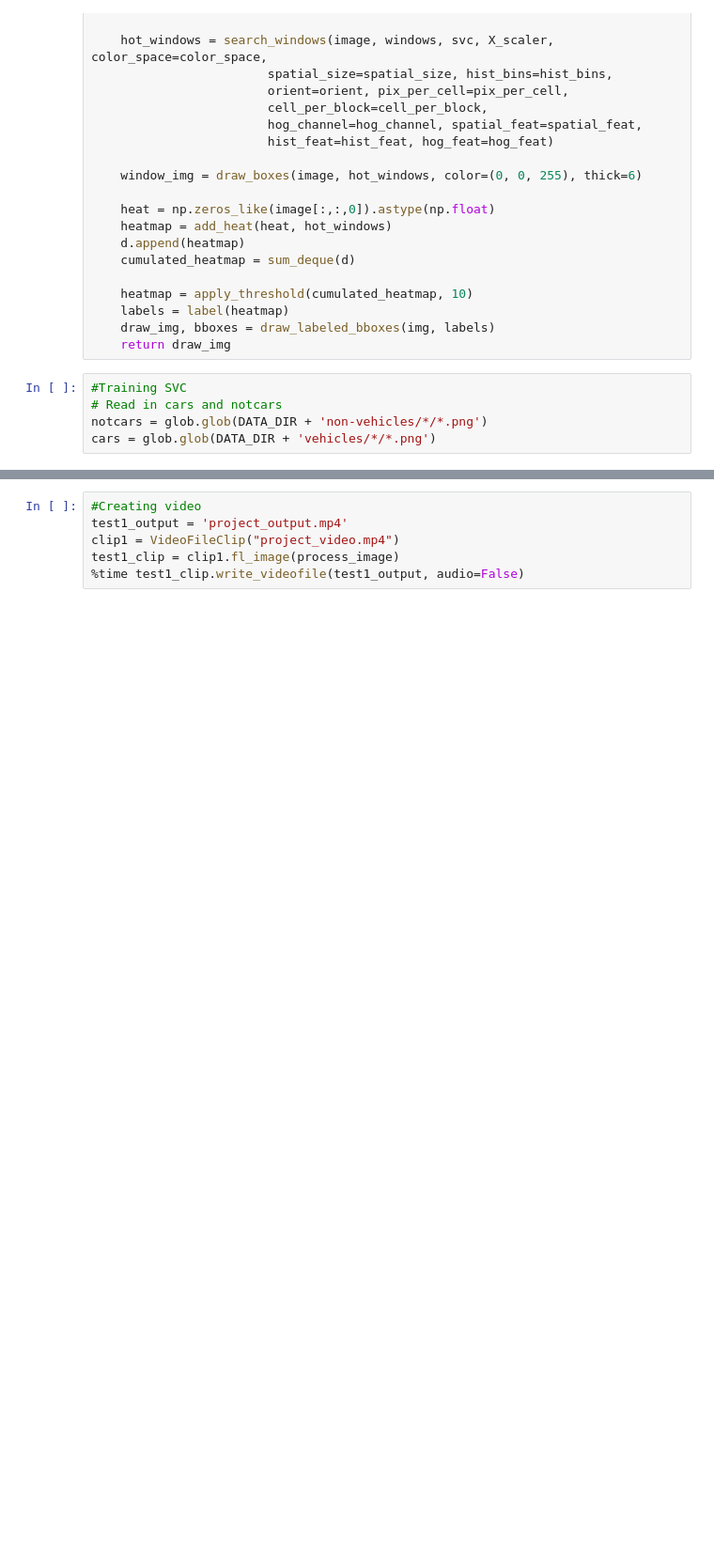
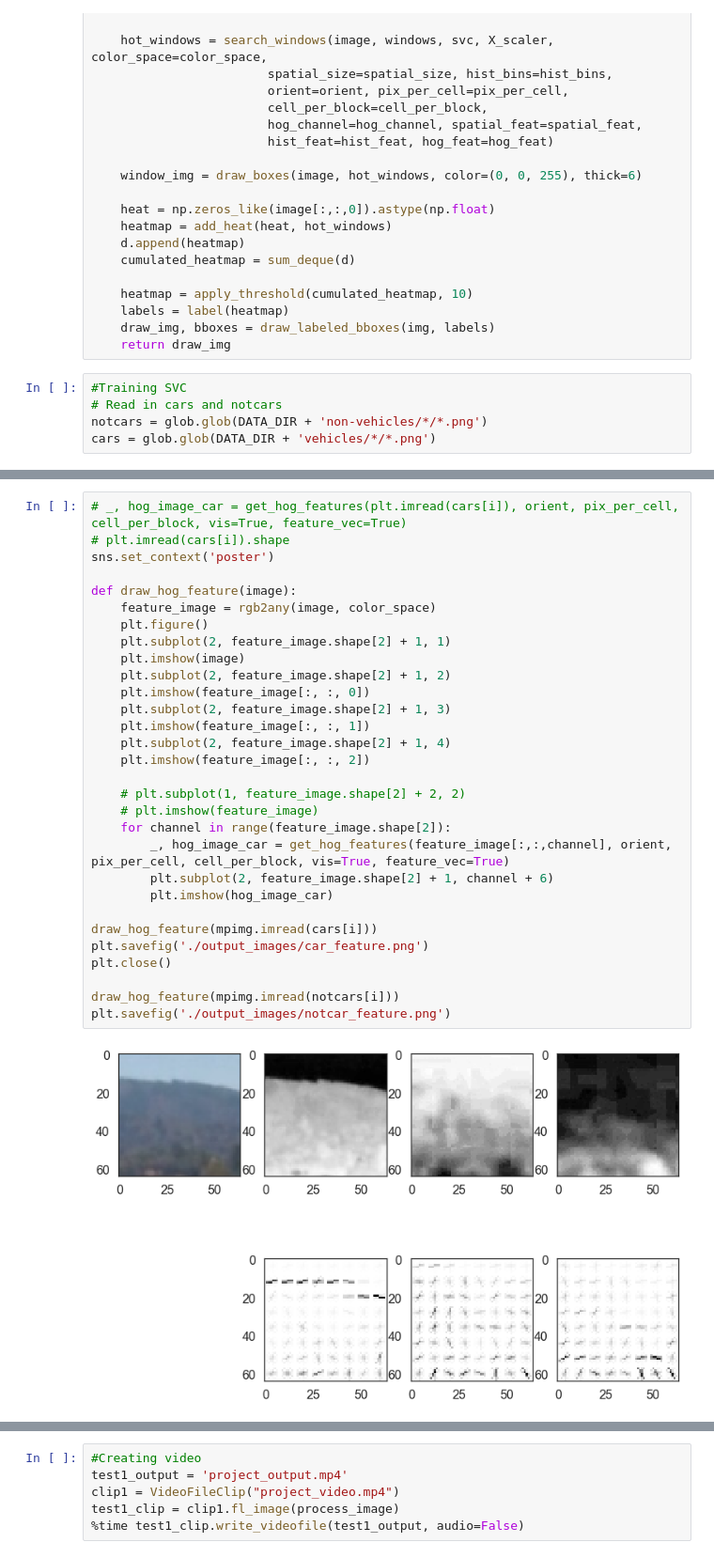
Before and after one commit to shiba24/udacity-sdnd, a Jupyter notebook: CarND-Vehicle-Detection-master/script.ipynb, the cells around one changed output, grey strips where cells are left out. Shown at 94% size. Saved outputs shown, nothing was run; the diff lists cells and outputs as text; blank space fills up the shorter version.

```diff
--- a/CarND-Vehicle-Detection-master/script.ipynb
+++ b/CarND-Vehicle-Detection-master/script.ipynb
@@ -360,0 +330,32 @@ print('Test Accuracy of SVC = ', round(svc.score(X_test, y_test), 4))
+# %%
+# _, hog_image_car = get_hog_features(plt.imread(cars[i]), orient, pix_per_cell, cell_per_block, vis=True, feature_vec=True)
+# plt.imread(cars[i]).shape
+sns.set_context('poster')
+
+def draw_hog_feature(image):
+    feature_image = rgb2any(image, color_space)
+    plt.figure()
+    plt.subplot(2, feature_image.shape[2] + 1, 1)
+    plt.imshow(image)
+    plt.subplot(2, feature_image.shape[2] + 1, 2)
+    plt.imshow(feature_image[:, :, 0])
+    plt.subplot(2, feature_image.shape[2] + 1, 3)
+    plt.imshow(feature_image[:, :, 1])
+    plt.subplot(2, feature_image.shape[2] + 1, 4)
+    plt.imshow(feature_image[:, :, 2])
+
+    # plt.subplot(1, feature_image.shape[2] + 2, 2)
+    # plt.imshow(feature_image)
+    for channel in range(feature_image.shape[2]):
+        _, hog_image_car = get_hog_features(feature_image[:,:,channel], orient, pix_per_cell, cell_per_block, vis=True, feature_vec=True)
+        plt.subplot(2, feature_image.shape[2] + 1, channel + 6)
+        plt.imshow(hog_image_car)
+
+draw_hog_feature(mpimg.imread(cars[i]))
+plt.savefig('./output_images/car_feature.png')
+plt.close()
+
+draw_hog_feature(mpimg.imread(notcars[i]))
+plt.savefig('./output_images/notcar_feature.png')
+# %% [output]
+[figure, added]
```
Also changed, not shown: parts of 9 cells of this notebook, 7 other files.
